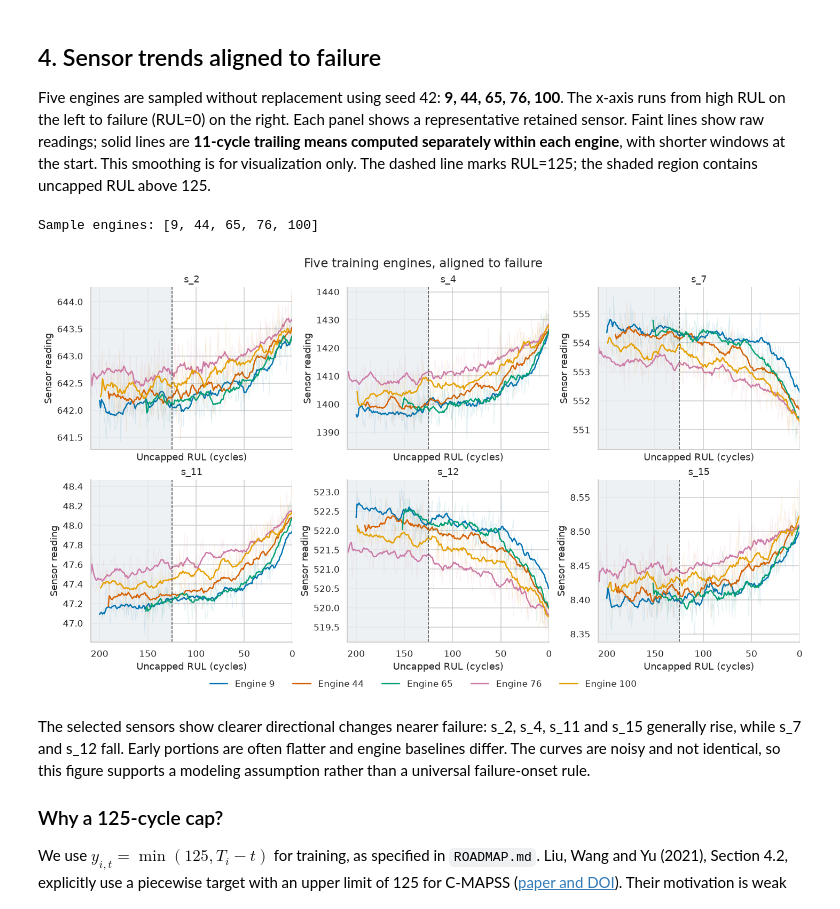
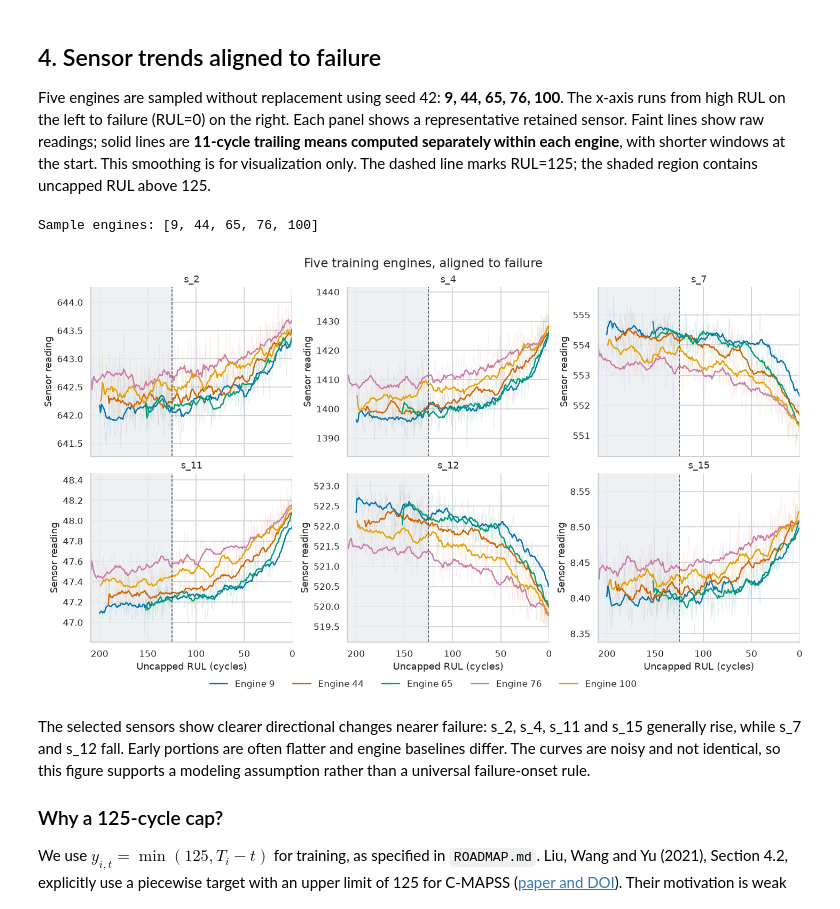
Before and after one commit to sarveshcore/t081-rul-prediction, a Jupyter notebook: notebooks/01_eda.ipynb, the cells around one changed output. Cells and saved outputs as stored; diff of their text form; code cells hidden in the pictures.

```diff
--- a/notebooks/01_eda.ipynb
+++ b/notebooks/01_eda.ipynb
@@ -163,7 +163,7 @@ setting_summary = train[SETTINGS].agg(["min", "max", "mean", "std"]).T
 setting_summary["n_unique"] = train[SETTINGS].nunique()
 setting_summary.to_csv(RESULTS / "eda_settings.csv", index_label="setting")
 display(setting_summary)
-fig, axes = plt.subplots(1, 2, figsize=(11, 4.5), layout="constrained")
+fig, axes = plt.subplots(2, 1, figsize=(4.5, 6), layout="constrained")
 axes[0].scatter(train["setting_1"], train["setting_2"], s=5, alpha=0.08,
                 color=COLORS[0], rasterized=True)
 axes[0].set(title="Settings 1 and 2: one cloud", xlabel="setting_1", ylabel="setting_2")
@@ -277,26 +278,28 @@ The dashed line marks RUL=125; the shaded region contains uncapped RUL above 125
 # %%
 sample_units = sorted(np.random.default_rng(SEED).choice(train["unit"].unique(), 5, replace=False).tolist())
 trend_sensors = ["s_2", "s_4", "s_7", "s_11", "s_12", "s_15"]
 print("Sample engines:", sample_units)
 fig, axes = plt.subplots(2, 3, figsize=(13, 7.5), sharex=True, layout="constrained")
 max_rul = int(train.loc[train["unit"].isin(sample_units), "rul"].max())
 for ax, sensor in zip(axes.flat, trend_sensors):
     ax.axvspan(CAP, max_rul, color="#E9EEF2", alpha=0.8)
     for unit, color in zip(sample_units, COLORS):
         engine = train.loc[train["unit"] == unit].sort_values("cycle")
         smooth = engine[sensor].rolling(11, min_periods=1).mean()
         ax.plot(engine["rul"], engine[sensor], color=color, alpha=0.12, lw=0.6)
         ax.plot(engine["rul"], smooth, color=color, lw=1.6, label=f"Engine {unit}")
     ax.axvline(CAP, color="#444444", ls="--", lw=1)
-    ax.set(title=sensor, xlabel="Uncapped RUL (cycles)", ylabel="Sensor reading", xlim=(max_rul, 0))
+    ax.set(title=sensor, ylabel="Sensor reading", xlim=(max_rul, 0))
     ax.ticklabel_format(axis="y", style="plain", useOffset=False)
+for ax in axes[-1]:
+    ax.set_xlabel("Uncapped RUL (cycles)")
 handles, labels = axes.flat[0].get_legend_handles_labels()
 fig.legend(handles, labels, loc="outside lower center", ncol=5, frameon=False)
 fig.suptitle("Five training engines, aligned to failure", fontsize=15)
 save_figure(fig, "sensor_trends")
 # %% [output]
 Sample engines: [9, 44, 65, 76, 100]
-[figure, old version]
+[figure, new version]
 # %% [markdown]
 The selected sensors show clearer directional changes nearer failure: s_2, s_4,
 s_11 and s_15 generally rise, while s_7 and s_12 fall. Early portions are often
```
Also changed, not shown: parts of 9 cells of this notebook, 17 other files.
